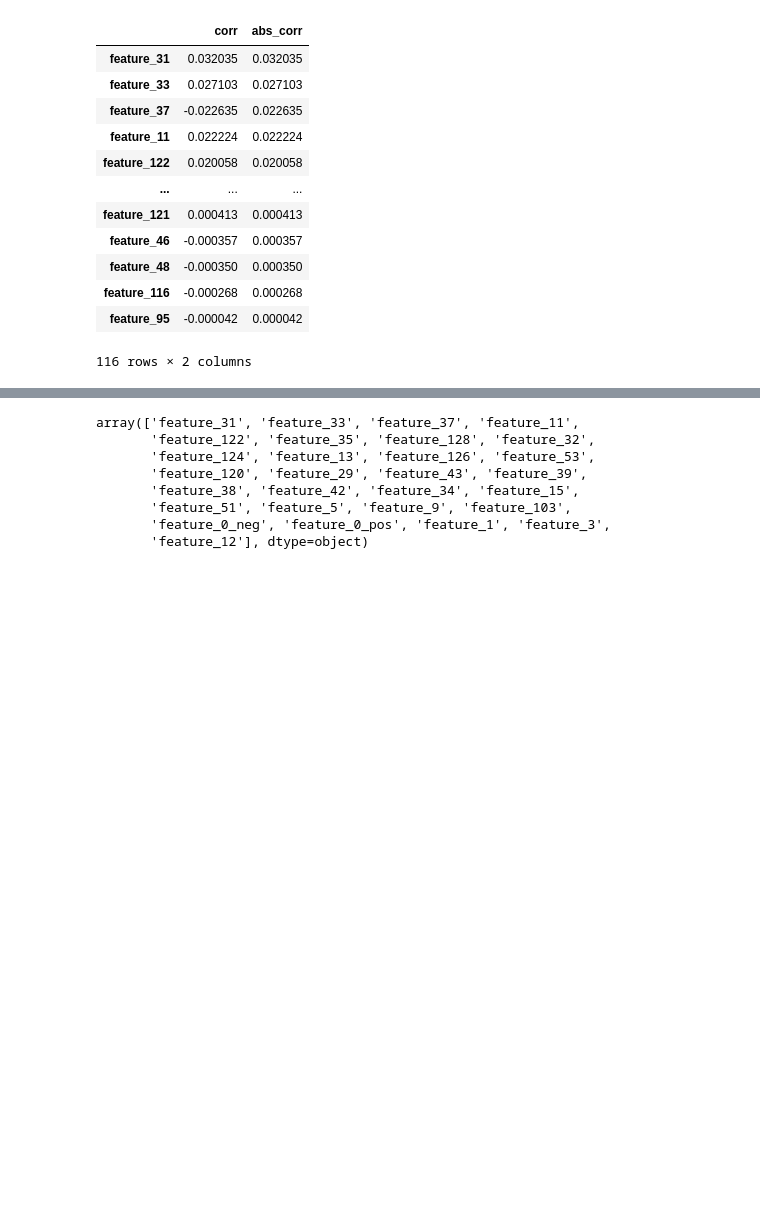
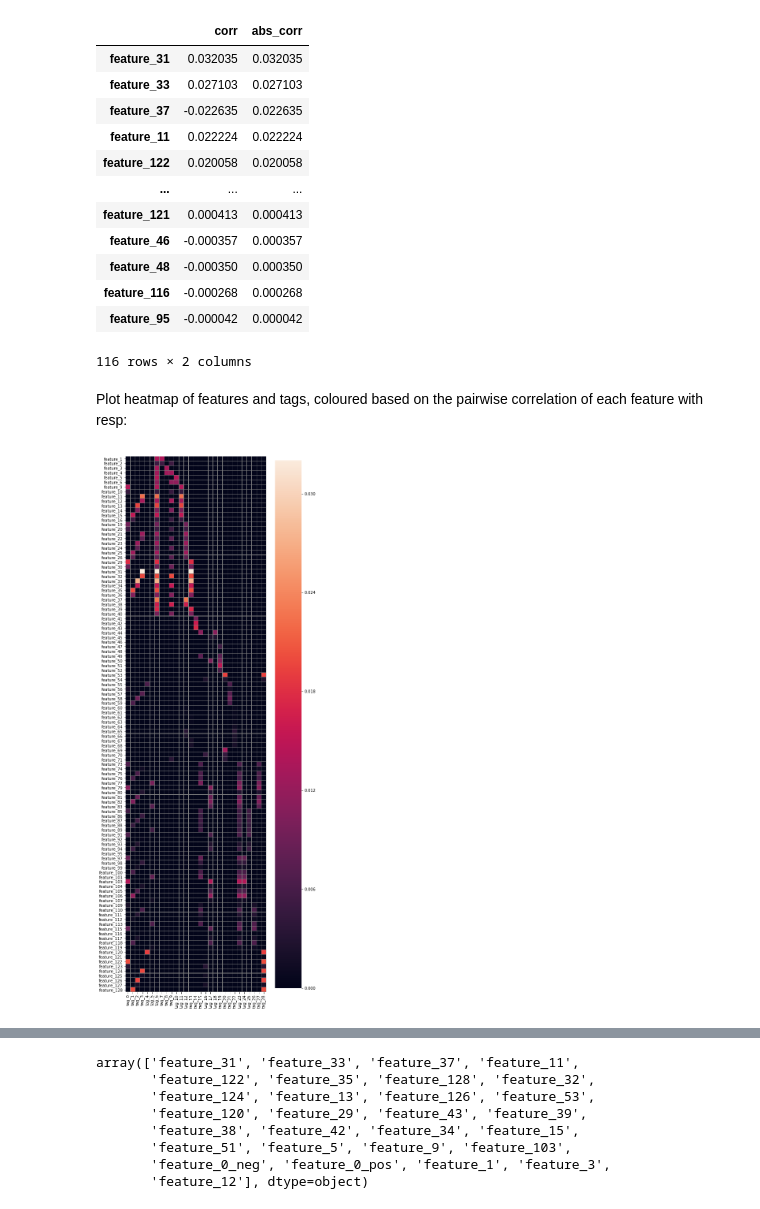
Before and after one commit to alexkapele/jane_street_prediction, a Jupyter notebook: jane_street.ipynb, the cells around one changed output, grey strips where cells are left out. Cells and saved outputs as stored; diff of their text form; code cells hidden in the pictures; blank space fills up the shorter version.

```diff
--- a/jane_street.ipynb
+++ b/jane_street.ipynb
@@ -304,3 +304,15 @@ corr
 | feature_116 | -0.000268 | 0.000268 |
 | feature_95 | -0.000042 | 0.000042 |
 116 rows × 2 columns
+# %% [markdown]
+Plot heatmap of features and tags, coloured based on the pairwise correlation of each feature with resp:
+# %%
+features_corr = (features*1).mul(corr['abs_corr'],axis=0).fillna(0).drop(['feature_0','feature_0_neg','feature_0_pos'])
+import seaborn as sns
+import matplotlib.pyplot as plt
+
+fig, ax = plt.subplots(figsize=(8,25))
+sns.heatmap(features_corr.loc[X_norm.columns.values[:-2]],cbar=True, linewidths=0.05, linecolor='gray')
+plt.show()
+# %% [output]
+[figure, added]
```
Also changed, not shown: parts of 3 cells of this notebook.
